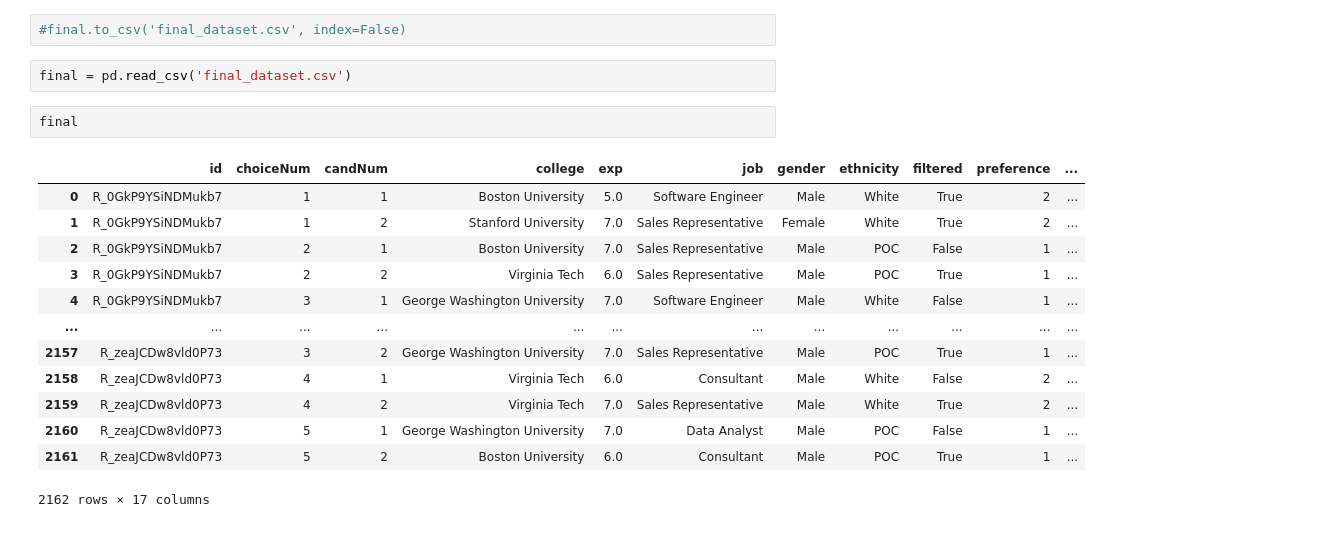
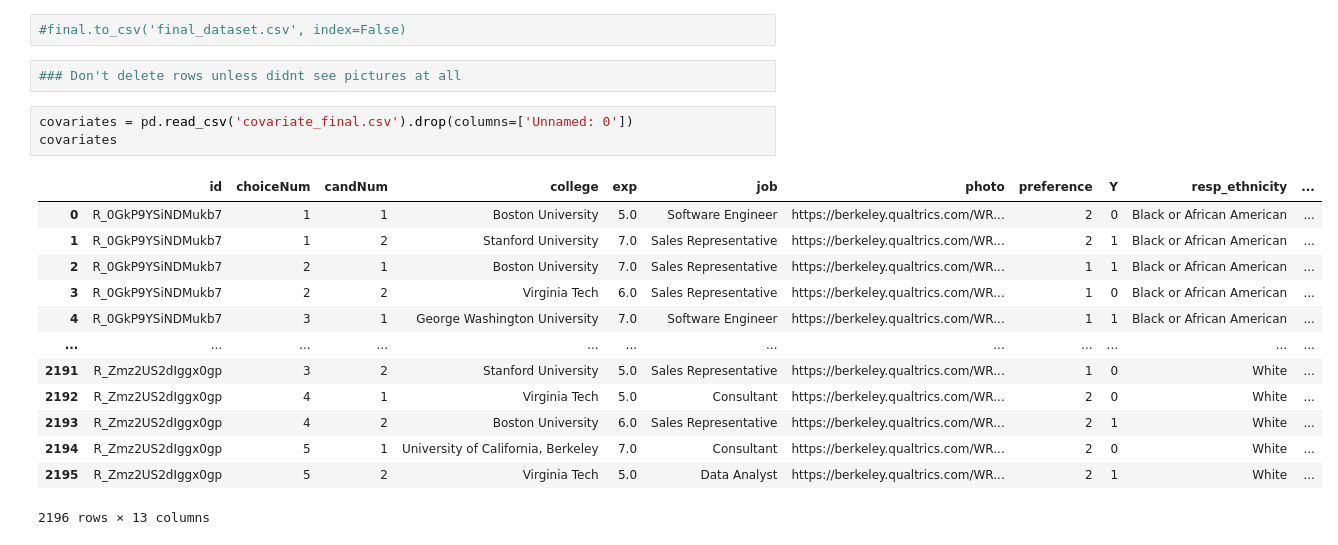
Before and after one commit to joyceml/job_qualification_experiment, a Jupyter notebook: data_cleaning.ipynb, the cells around one changed output. Drawn from its saved outputs; the diff is of its cells as text.

Commit message:
add no drop dataset

```diff
--- a/data_cleaning.ipynb
+++ b/data_cleaning.ipynb
@@ -308,20 +306,21 @@ final.loc[final['job'].isin(['Software Engineer', 'Data Analyst']), 'job_binary'
 # %%
 #final.to_csv('final_dataset.csv', index=False)
-# %%
-final = pd.read_csv('final_dataset.csv')
-# %%
-final
-# %% [output]
-|  | id | choiceNum | candNum | college | exp | job | gender | ethnicity | filtered | preference | ... |
-| 0 | R_0GkP9YSiNDMukb7 | 1 | 1 | Boston University | 5.0 | Software Engineer | Male | White | True | 2 | ... |
-| 1 | R_0GkP9YSiNDMukb7 | 1 | 2 | Stanford University | 7.0 | Sales Representative | Female | White | True | 2 | ... |
-| 2 | R_0GkP9YSiNDMukb7 | 2 | 1 | Boston University | 7.0 | Sales Representative | Male | POC | False | 1 | ... |
-| 3 | R_0GkP9YSiNDMukb7 | 2 | 2 | Virginia Tech | 6.0 | Sales Representative | Male | POC | True | 1 | ... |
-| 4 | R_0GkP9YSiNDMukb7 | 3 | 1 | George Washington University | 7.0 | Software Engineer | Male | White | False | 1 | ... |
-| ... | ... | ... | ... | ... | ... | ... | ... | ... | ... | ... | ... |
-| 2157 | R_zeaJCDw8vld0P73 | 3 | 2 | George Washington University | 7.0 | Sales Representative | Male | POC | True | 1 | ... |
-| 2158 | R_zeaJCDw8vld0P73 | 4 | 1 | Virginia Tech | 6.0 | Consultant | Male | White | False | 2 | ... |
-| 2159 | R_zeaJCDw8vld0P73 | 4 | 2 | Virginia Tech | 7.0 | Sales Representative | Male | White | True | 2 | ... |
-| 2160 | R_zeaJCDw8vld0P73 | 5 | 1 | George Washington University | 7.0 | Data Analyst | Male | POC | False | 1 | ... |
-| 2161 | R_zeaJCDw8vld0P73 | 5 | 2 | Boston University | 6.0 | Consultant | Male | POC | True | 1 | ... |
-2162 rows × 17 columns
+# %%
+### Don't delete rows unless didnt see pictures at all
+# %%
+covariates = pd.read_csv('covariate_final.csv').drop(columns=['Unnamed: 0'])
+covariates
+# %% [output]
+|  | id | choiceNum | candNum | college | exp | job | photo | preference | Y | resp_ethnicity | ... |
+| 0 | R_0GkP9YSiNDMukb7 | 1 | 1 | Boston University | 5.0 | Software Engineer | https://berkeley.qualtrics.com/WR... | 2 | 0 | Black or African American | ... |
+| 1 | R_0GkP9YSiNDMukb7 | 1 | 2 | Stanford University | 7.0 | Sales Representative | https://berkeley.qualtrics.com/WR... | 2 | 1 | Black or African American | ... |
+| 2 | R_0GkP9YSiNDMukb7 | 2 | 1 | Boston University | 7.0 | Sales Representative | https://berkeley.qualtrics.com/WR... | 1 | 1 | Black or African American | ... |
+| 3 | R_0GkP9YSiNDMukb7 | 2 | 2 | Virginia Tech | 6.0 | Sales Representative | https://berkeley.qualtrics.com/WR... | 1 | 0 | Black or African American | ... |
+| 4 | R_0GkP9YSiNDMukb7 | 3 | 1 | George Washington University | 7.0 | Software Engineer | https://berkeley.qualtrics.com/WR... | 1 | 1 | Black or African American | ... |
+| ... | ... | ... | ... | ... | ... | ... | ... | ... | ... | ... | ... |
+| 2191 | R_Zmz2US2dIggx0gp | 3 | 2 | Stanford University | 5.0 | Sales Representative | https://berkeley.qualtrics.com/WR... | 1 | 0 | White | ... |
+| 2192 | R_Zmz2US2dIggx0gp | 4 | 1 | Virginia Tech | 5.0 | Consultant | https://berkeley.qualtrics.com/WR... | 2 | 0 | White | ... |
+| 2193 | R_Zmz2US2dIggx0gp | 4 | 2 | Boston University | 6.0 | Sales Representative | https://berkeley.qualtrics.com/WR... | 2 | 1 | White | ... |
+| 2194 | R_Zmz2US2dIggx0gp | 5 | 1 | University of California, Berkeley | 7.0 | Consultant | https://berkeley.qualtrics.com/WR... | 2 | 0 | White | ... |
+| 2195 | R_Zmz2US2dIggx0gp | 5 | 2 | Virginia Tech | 5.0 | Data Analyst | https://berkeley.qualtrics.com/WR... | 2 | 1 | White | ... |
+2196 rows × 13 columns
```
Also changed, not shown: parts of 7 cells of this notebook, 1 other file.
